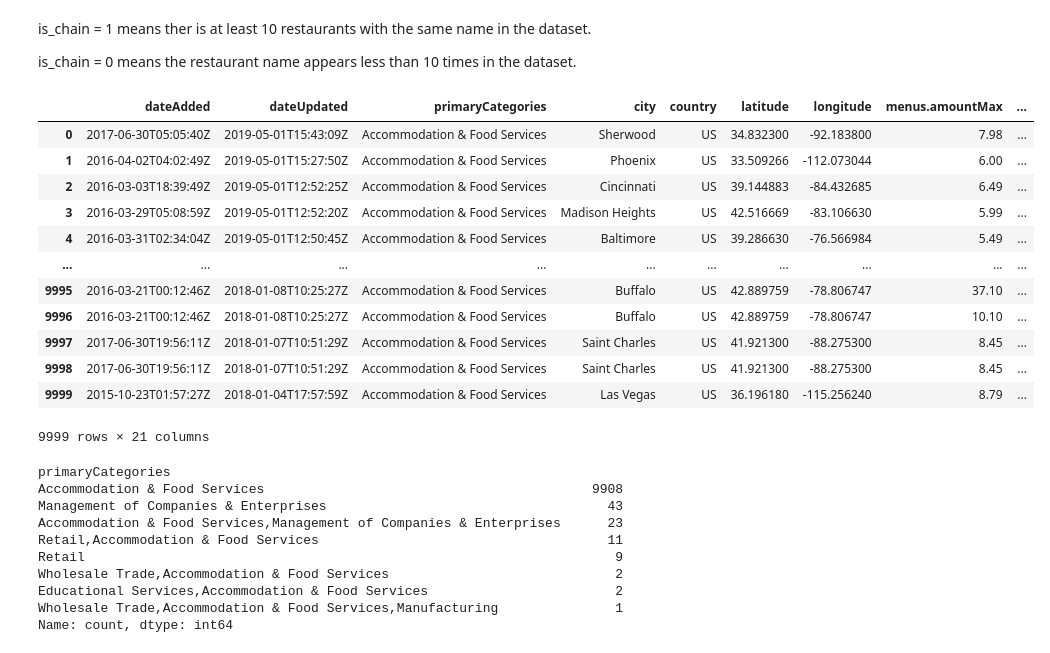
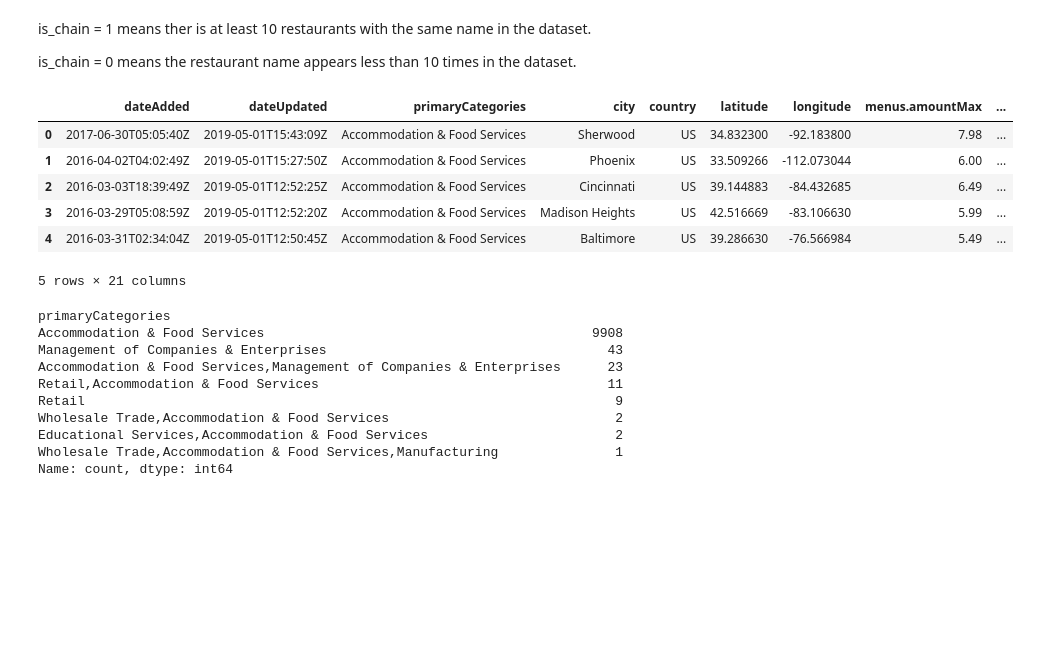
Before and after one commit to arjunvenkateshusd/ads505, a Jupyter notebook: ads505_FinalProj.ipynb, the cells around one changed output. Cells and saved outputs as stored; diff of their text form; code cells hidden in the pictures; blank space fills up the shorter version.

```diff
--- a/ads505_FinalProj.ipynb
+++ b/ads505_FinalProj.ipynb
@@ -504,21 +502,15 @@ is_chain = 1 means ther is at least 10 restaurants with the same name in the dat
 
 is_chain = 0 means the restaurant name appears less than 10 times in the dataset.
 # %%
-data2_cleaned
+data2_cleaned.head()
 # %% [output]
 |  | dateAdded | dateUpdated | primaryCategories | city | country | latitude | longitude | menus.amountMax | ... |
 | 0 | 2017-06-30T05:05:40Z | 2019-05-01T15:43:09Z | Accommodation & Food Services | Sherwood | US | 34.832300 | -92.183800 | 7.98 | ... |
 | 1 | 2016-04-02T04:02:49Z | 2019-05-01T15:27:50Z | Accommodation & Food Services | Phoenix | US | 33.509266 | -112.073044 | 6.00 | ... |
 | 2 | 2016-03-03T18:39:49Z | 2019-05-01T12:52:25Z | Accommodation & Food Services | Cincinnati | US | 39.144883 | -84.432685 | 6.49 | ... |
 | 3 | 2016-03-29T05:08:59Z | 2019-05-01T12:52:20Z | Accommodation & Food Services | Madison Heights | US | 42.516669 | -83.106630 | 5.99 | ... |
 | 4 | 2016-03-31T02:34:04Z | 2019-05-01T12:50:45Z | Accommodation & Food Services | Baltimore | US | 39.286630 | -76.566984 | 5.49 | ... |
-| ... | ... | ... | ... | ... | ... | ... | ... | ... | ... |
-| 9995 | 2016-03-21T00:12:46Z | 2018-01-08T10:25:27Z | Accommodation & Food Services | Buffalo | US | 42.889759 | -78.806747 | 37.10 | ... |
-| 9996 | 2016-03-21T00:12:46Z | 2018-01-08T10:25:27Z | Accommodation & Food Services | Buffalo | US | 42.889759 | -78.806747 | 10.10 | ... |
-| 9997 | 2017-06-30T19:56:11Z | 2018-01-07T10:51:29Z | Accommodation & Food Services | Saint Charles | US | 41.921300 | -88.275300 | 8.45 | ... |
-| 9998 | 2017-06-30T19:56:11Z | 2018-01-07T10:51:29Z | Accommodation & Food Services | Saint Charles | US | 41.921300 | -88.275300 | 8.45 | ... |
-| 9999 | 2015-10-23T01:57:27Z | 2018-01-04T17:57:59Z | Accommodation & Food Services | Las Vegas | US | 36.196180 | -115.256240 | 8.79 | ... |
-9999 rows × 21 columns
+5 rows × 21 columns
 # %%
 # check the primary categories
 top_counts(data2_cleaned['primaryCategories'], n=10)
```
Also changed, not shown: parts of 29 cells of this notebook.
